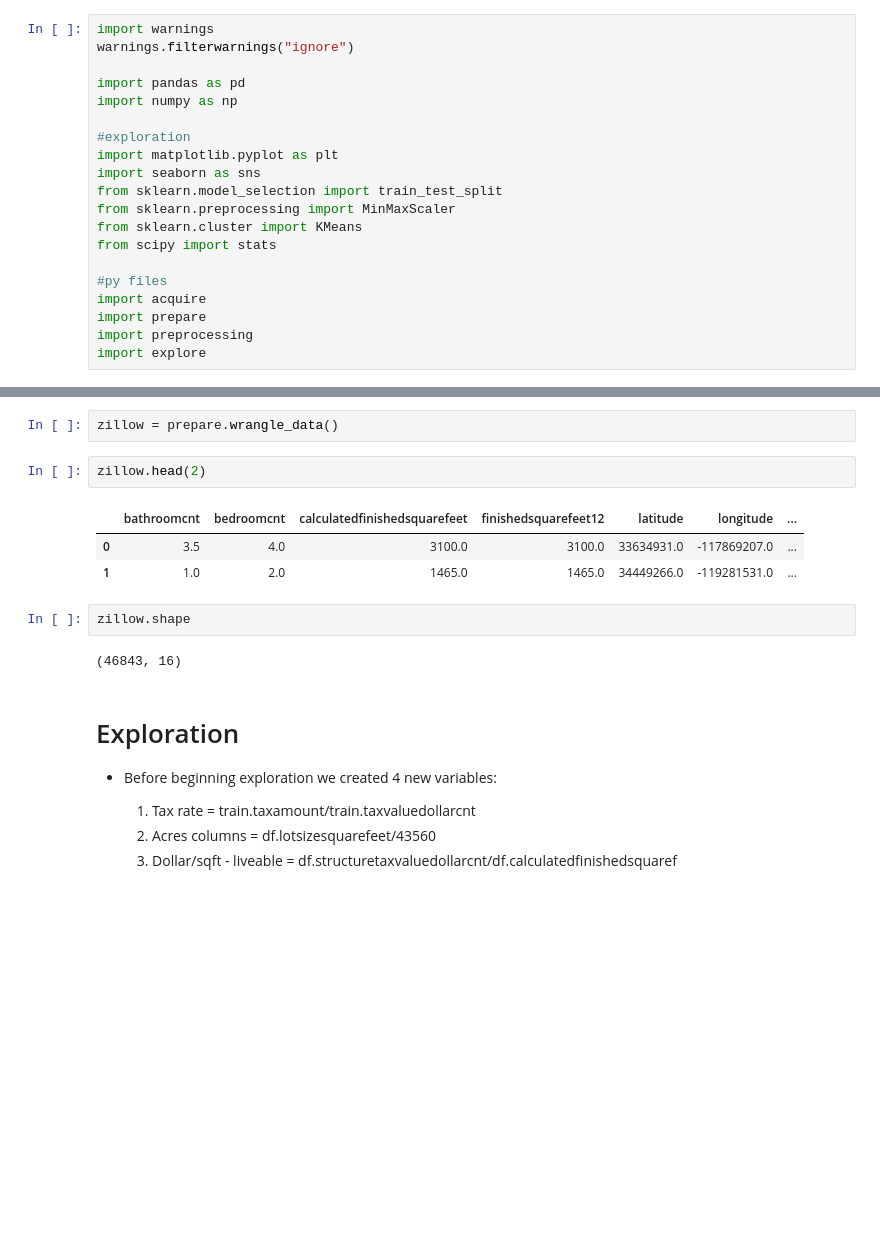
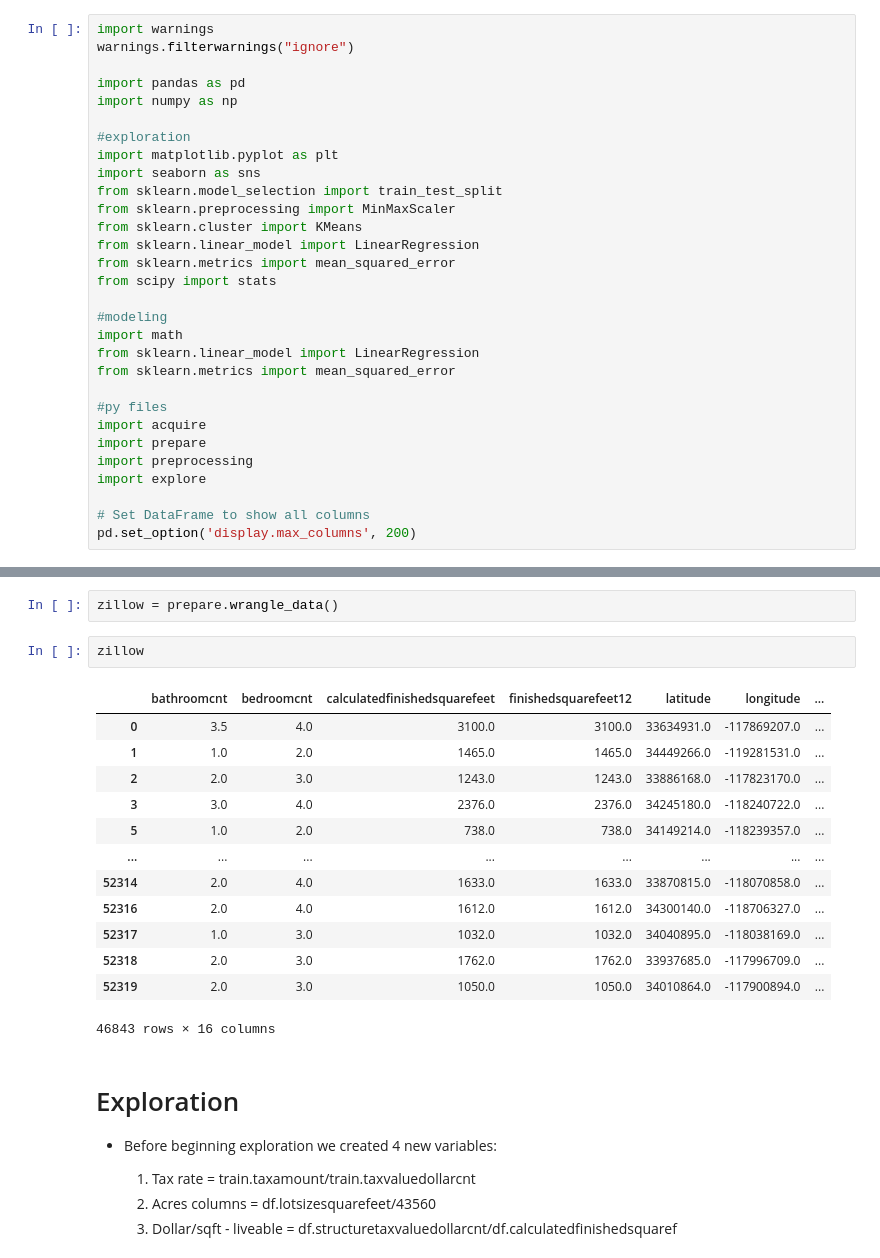
Before and after one commit to zillow-willow/zillow_clustering, a Jupyter notebook: zillow_logerror_report.ipynb, the cells around one changed output, grey strips where cells are left out. Drawn from its saved outputs; the diff is of its cells as text; blank space fills up the shorter version.

```diff
--- a/zillow_logerror_report.ipynb
+++ b/zillow_logerror_report.ipynb
@@ -56,10 +56,20 @@ import seaborn as sns
 from sklearn.model_selection import train_test_split
 from sklearn.preprocessing import MinMaxScaler
 from sklearn.cluster import KMeans
+from sklearn.linear_model import LinearRegression
+from sklearn.metrics import mean_squared_error
 from scipy import stats
+
+#modeling
+import math
+from sklearn.linear_model import LinearRegression
+from sklearn.metrics import mean_squared_error
 
 #py files
 import acquire
 import prepare
 import preprocessing
 import explore
+
+# Set DataFrame to show all columns
+pd.set_option('display.max_columns', 200)
@@ -71,15 +127,21 @@ import explore
 # %%
 zillow = prepare.wrangle_data()
 # %%
-zillow.head(2)
+zillow
 # %% [output]
 |  | bathroomcnt | bedroomcnt | calculatedfinishedsquarefeet | finishedsquarefeet12 | latitude | longitude | ... |
 | 0 | 3.5 | 4.0 | 3100.0 | 3100.0 | 33634931.0 | -117869207.0 | ... |
 | 1 | 1.0 | 2.0 | 1465.0 | 1465.0 | 34449266.0 | -119281531.0 | ... |
+| 2 | 2.0 | 3.0 | 1243.0 | 1243.0 | 33886168.0 | -117823170.0 | ... |
+| 3 | 3.0 | 4.0 | 2376.0 | 2376.0 | 34245180.0 | -118240722.0 | ... |
+| 5 | 1.0 | 2.0 | 738.0 | 738.0 | 34149214.0 | -118239357.0 | ... |
+| ... | ... | ... | ... | ... | ... | ... | ... |
+| 52314 | 2.0 | 4.0 | 1633.0 | 1633.0 | 33870815.0 | -118070858.0 | ... |
+| 52316 | 2.0 | 4.0 | 1612.0 | 1612.0 | 34300140.0 | -118706327.0 | ... |
+| 52317 | 1.0 | 3.0 | 1032.0 | 1032.0 | 34040895.0 | -118038169.0 | ... |
+| 52318 | 2.0 | 3.0 | 1762.0 | 1762.0 | 33937685.0 | -117996709.0 | ... |
+| 52319 | 2.0 | 3.0 | 1050.0 | 1050.0 | 34010864.0 | -117900894.0 | ... |
+46843 rows × 16 columns
-# %%
-zillow.shape
-# %% [output]
-(46843, 16)
 # %% [markdown]
 # Exploration
 - Before beginning exploration we created 4 new variables:
```
Also changed, not shown: parts of 36 cells of this notebook.
